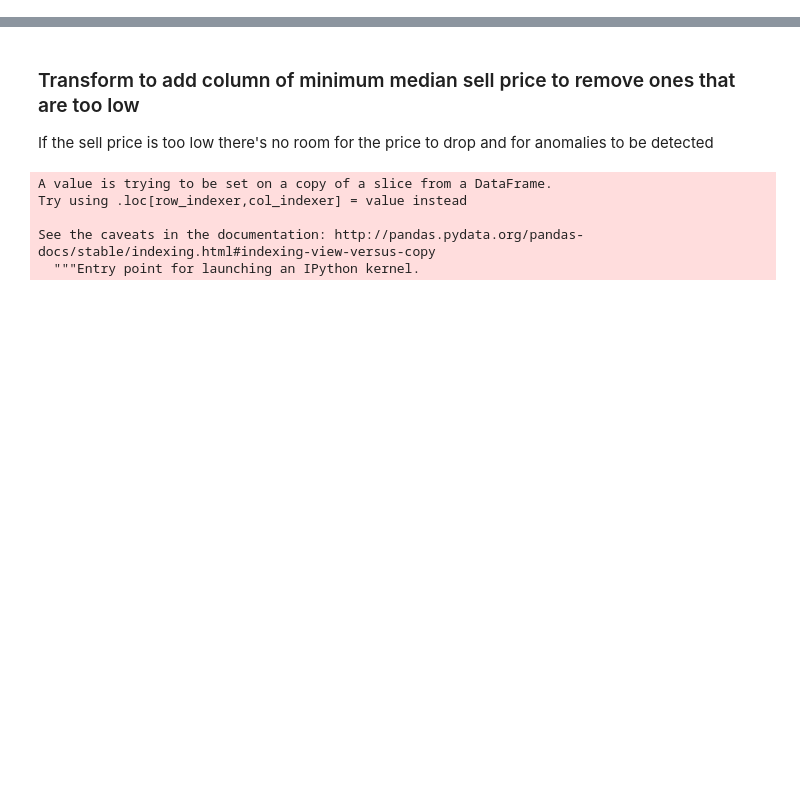
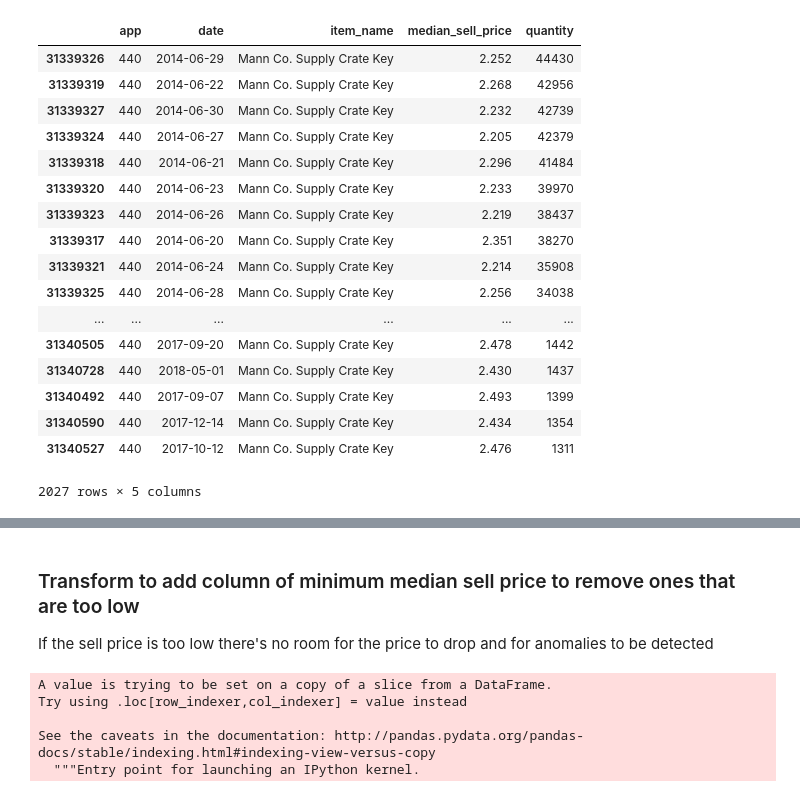
Before and after one commit to AkshayJ0shi/steam_anomaly_detection_capstone, a Jupyter notebook: investigate_cutoffs.ipynb, the cells around one changed output, grey strips where cells are left out. Drawn from its saved outputs; the diff is of its cells as text; code cells hidden in the pictures; blank space fills up the shorter version.

```diff
--- a/investigate_cutoffs.ipynb
+++ b/investigate_cutoffs.ipynb
@@ -21,0 +27,21 @@ tfdf = df[df.app == 440]
+# %%
+key_quant.sort_values(by='quantity', ascending=False)
+# %% [output]
+|  | app | date | item_name | median_sell_price | quantity |
+| 31339326 | 440 | 2014-06-29 | Mann Co. Supply Crate Key | 2.252 | 44430 |
+| 31339319 | 440 | 2014-06-22 | Mann Co. Supply Crate Key | 2.268 | 42956 |
+| 31339327 | 440 | 2014-06-30 | Mann Co. Supply Crate Key | 2.232 | 42739 |
+| 31339324 | 440 | 2014-06-27 | Mann Co. Supply Crate Key | 2.205 | 42379 |
+| 31339318 | 440 | 2014-06-21 | Mann Co. Supply Crate Key | 2.296 | 41484 |
+| 31339320 | 440 | 2014-06-23 | Mann Co. Supply Crate Key | 2.233 | 39970 |
+| 31339323 | 440 | 2014-06-26 | Mann Co. Supply Crate Key | 2.219 | 38437 |
+| 31339317 | 440 | 2014-06-20 | Mann Co. Supply Crate Key | 2.351 | 38270 |
+| 31339321 | 440 | 2014-06-24 | Mann Co. Supply Crate Key | 2.214 | 35908 |
+| 31339325 | 440 | 2014-06-28 | Mann Co. Supply Crate Key | 2.256 | 34038 |
+| ... | ... | ... | ... | ... | ... |
+| 31340505 | 440 | 2017-09-20 | Mann Co. Supply Crate Key | 2.478 | 1442 |
+| 31340728 | 440 | 2018-05-01 | Mann Co. Supply Crate Key | 2.430 | 1437 |
+| 31340492 | 440 | 2017-09-07 | Mann Co. Supply Crate Key | 2.493 | 1399 |
+| 31340590 | 440 | 2017-12-14 | Mann Co. Supply Crate Key | 2.434 | 1354 |
+| 31340527 | 440 | 2017-10-12 | Mann Co. Supply Crate Key | 2.476 | 1311 |
+2027 rows × 5 columns
```
Also changed, not shown: parts of 6 cells of this notebook, 1 other file.
